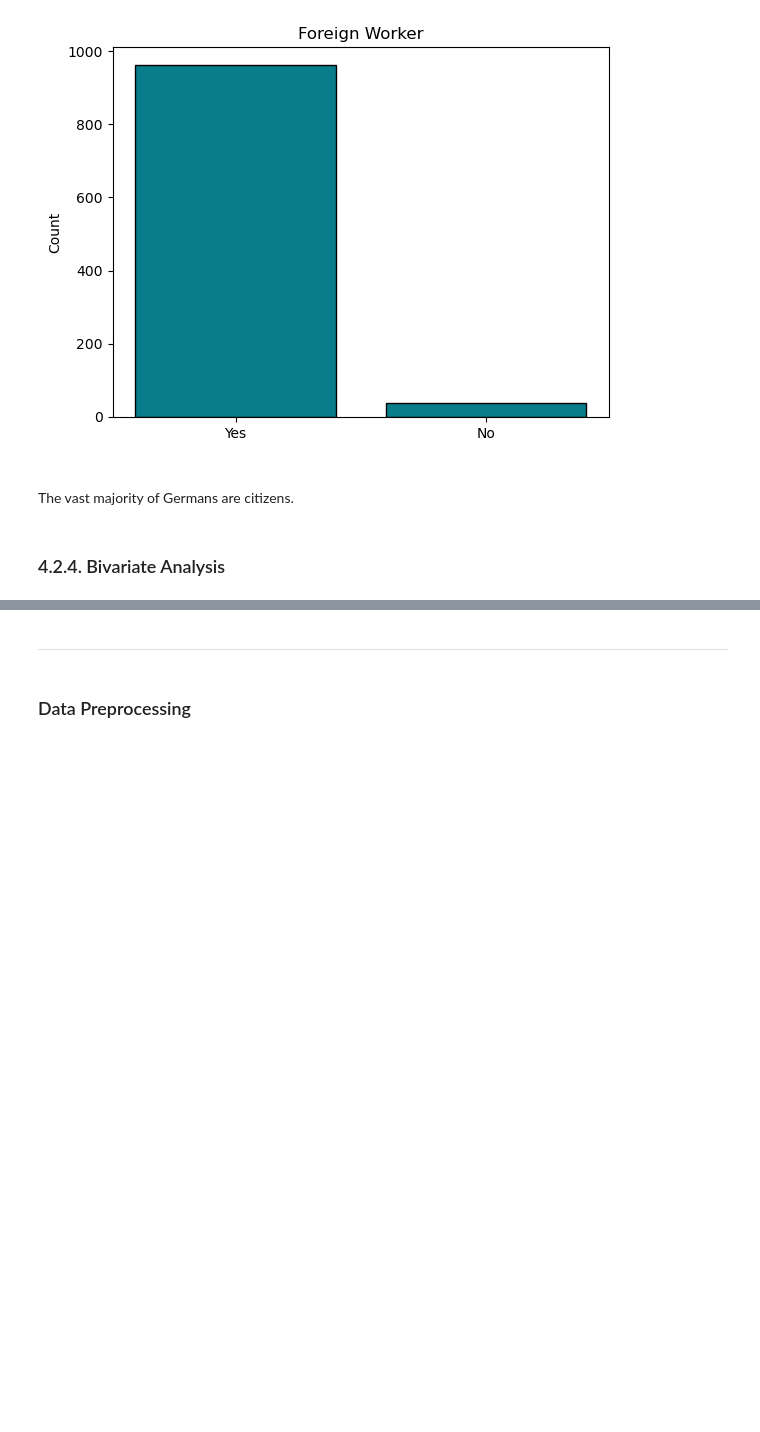
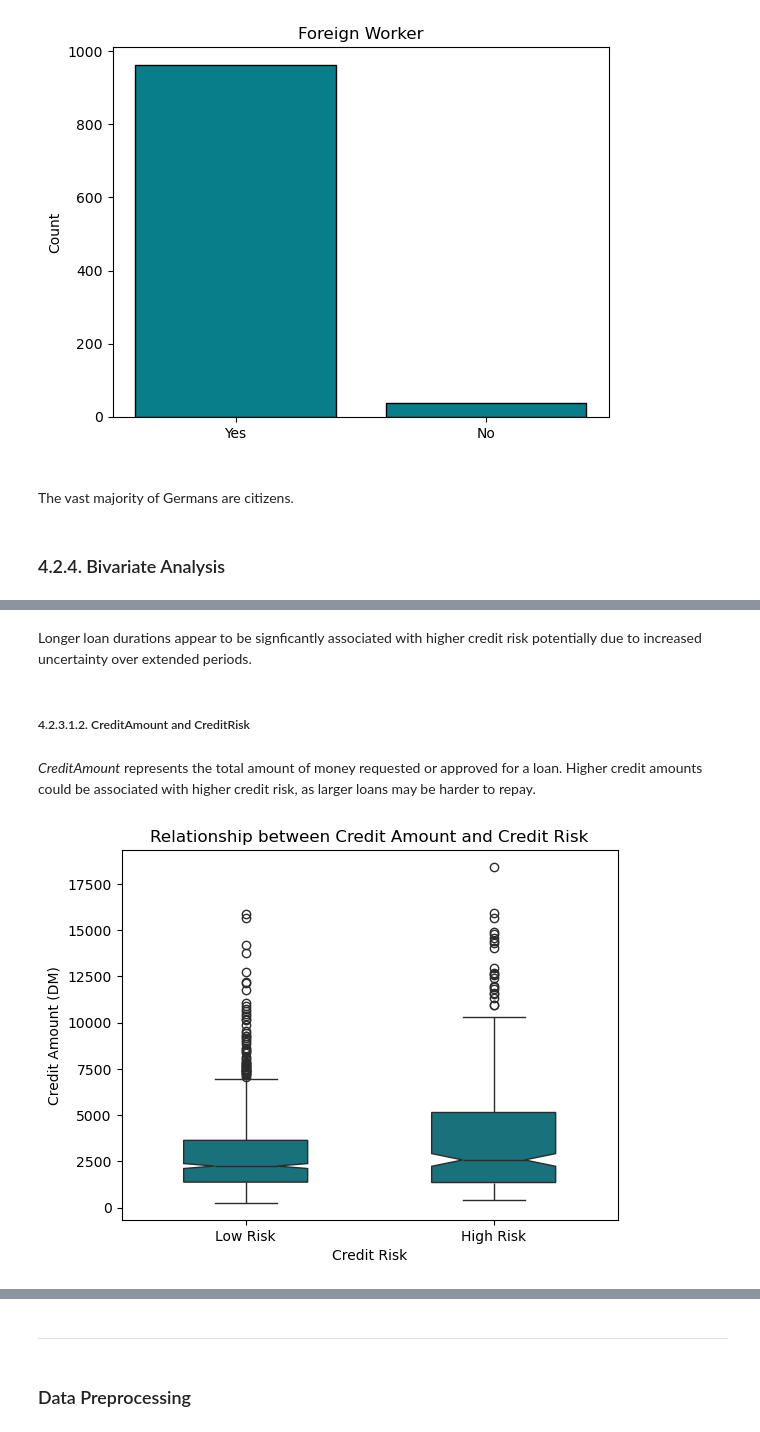
Before and after one commit to SMemic4/Credit-Risk-Classification, a Jupyter notebook: notebooks/credit_card_risk_classificaiton.ipynb, the cells around one changed output, grey strips where cells are left out. Saved outputs shown, nothing was run; the diff lists cells and outputs as text; code cells hidden in the pictures; blank space fills up the shorter version.

```diff
--- a/notebooks/credit_card_risk_classificaiton.ipynb
+++ b/notebooks/credit_card_risk_classificaiton.ipynb
@@ -932,0 +1047,16 @@ The vast majority of Germans are citizens.
+# %% [markdown]
+Longer loan durations appear to be signficantly associated with higher credit risk potentially due to increased uncertainty over extended periods.
+# %% [markdown]
+##### 4.2.3.1.2. CreditAmount and CreditRisk
+# %% [markdown]
+*CreditAmount* represents the total amount of money requested or approved for a loan. Higher credit amounts could be associated with higher credit risk, as larger loans may be harder to repay.
+# %%
+boxplot(data = df,
+        x = 'CreditRisk',
+        y = 'CreditAmount',
+        xlabel = 'Credit Risk',
+        ylabel = 'Credit Amount (DM)',
+        title = 'Relationship between Credit Amount and Credit Risk',
+        filename = 'CreditAmount_CreditRisk_boxplot.png')
+# %% [output]
+[figure, added]
```
Also changed, not shown: parts of 82 cells of this notebook, 23 other files.
